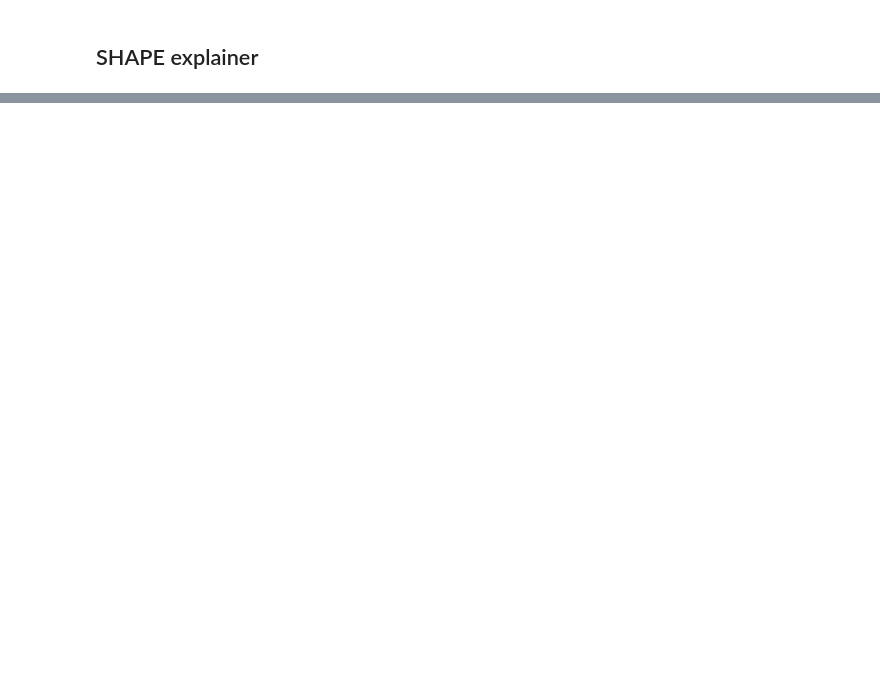
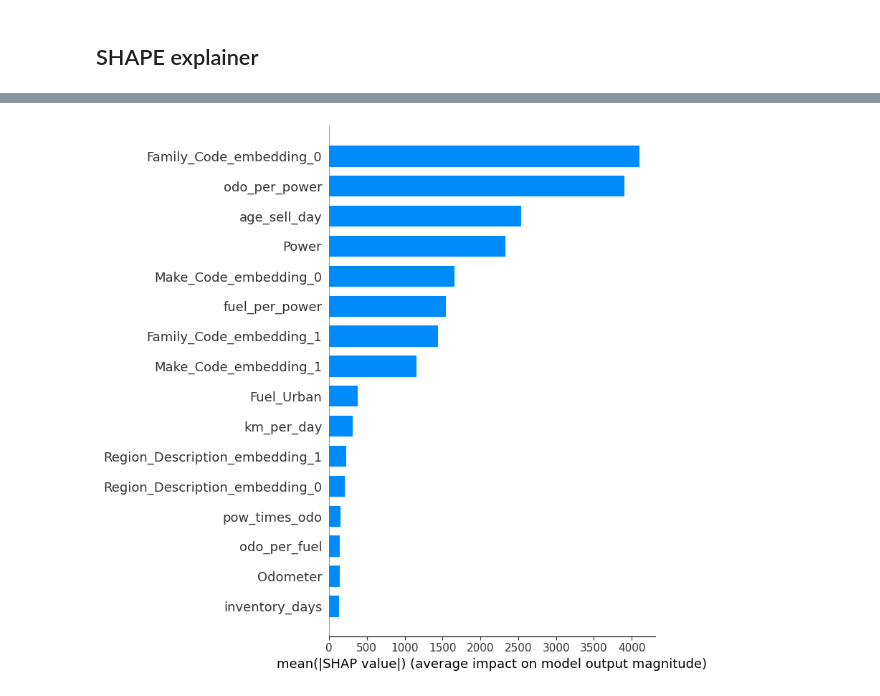
Before and after one commit to bibinmjose/auto-sale-pred, a Jupyter notebook: nbs/model_explain.ipynb, the cells around one changed output, grey strips where cells are left out. Cells and saved outputs as stored; diff of their text form; code cells hidden in the pictures; blank space fills up the shorter version.

Commit message:
model explainability notebook added

```diff
--- a/nbs/model_explain.ipynb
+++ b/nbs/model_explain.ipynb
@@ -114,4 +117,16 @@ X_test = knn.transform(X_test_df)
+# %%
+# load xg model
+
+model = xgb.XGBRegressor()
+model.load_model("../xgb_model.json")
 # %% [markdown]
 ## SHAPE explainer
 # %%
 import shap
+# %%
+Xtrain_df = pd.DataFrame(X_train, columns=X_train_df.columns)
+Xtest_df = pd.DataFrame(X_test, columns=X_test_df.columns)
+# %%
+explainer = shap.TreeExplainer(model)
+shap_values = explainer.shap_values(Xtest_df)
+shap_values_tr = explainer.shap_values(Xtrain_df)
@@ -117,0 +139,4 @@ import shap
+# %%
+shap.summary_plot(shap_values, Xtest_df, plot_type="bar", show=False)
+# %% [output]
+[figure, added]
```
Also changed, not shown: parts of 8 cells of this notebook.
